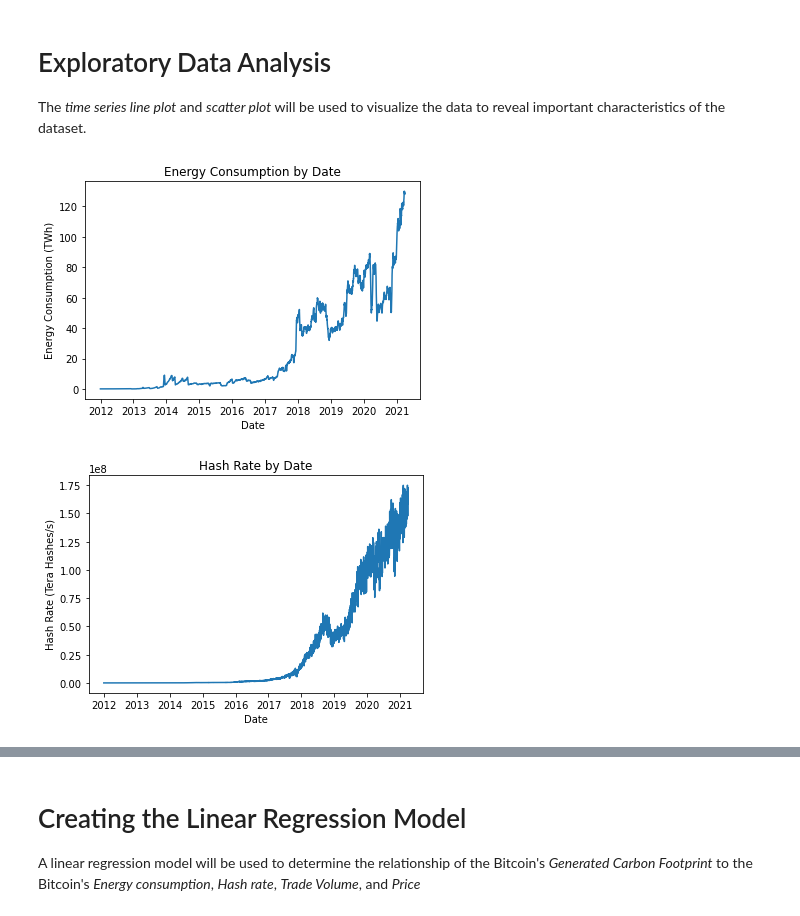
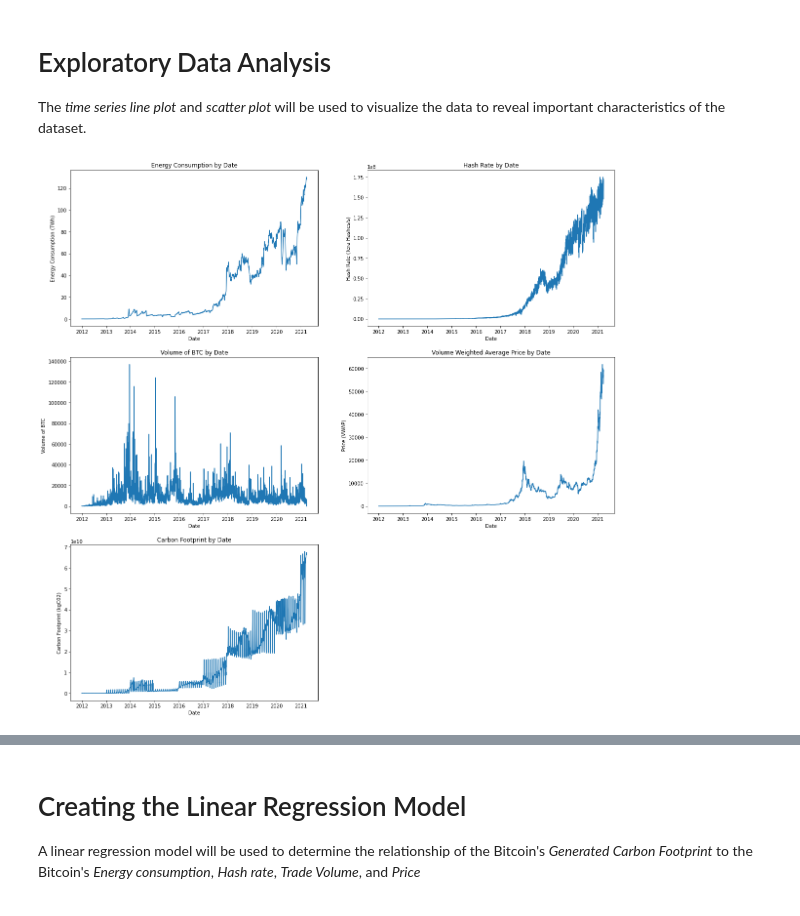
Before and after one commit to nicocoloco/cs132proj, a Jupyter notebook: CS-132-Final-Project.ipynb, the cells around one changed output, grey strips where cells are left out. Cells and saved outputs as stored; diff of their text form; code cells hidden in the pictures.

```diff
--- a/CS-132-Final-Project.ipynb
+++ b/CS-132-Final-Project.ipynb
@@ -411,20 +415,39 @@ memory usage: 184.6 KB
 # Exploratory Data Analysis
 The <i>time series line plot</i> and <i>scatter plot</i> will be used to visualize the data to reveal important characteristics of the dataset.
 # %%
+figure, axis = plt.subplots(nrows=3, ncols=2, figsize=(20, 20))
+
 # Plotting the time series of Energy Consumption
-plt.plot(df["Date"], df["Energy Consumption (TWh)"])
-plt.title("Energy Consumption by Date")
-plt.xlabel("Date")
-plt.ylabel("Energy Consumption (TWh)")
+axis[0, 0].plot(df["Date"], df["Energy Consumption (TWh)"])
+axis[0, 0].set_title("Energy Consumption by Date")
+axis[0, 0].set_xlabel("Date")
+axis[0, 0].set_ylabel("Energy Consumption (TWh)")
+
+# Plotting the time series of Hash Rate
+axis[0, 1].plot(df["Date"], df["Hash Rate (Tera Hashes/s)"])
+axis[0, 1].set_title("Hash Rate by Date")
+axis[0, 1].set_xlabel("Date")
+axis[0, 1].set_ylabel("Hash Rate (Tera Hashes/s)")
+
+# Plotting the time series of Volume (BTC)
+axis[1, 0].plot(df["Date"], df["Volume (BTC)"])
+axis[1, 0].set_title("Volume of BTC by Date")
+axis[1, 0].set_xlabel("Date")
+axis[1, 0].set_ylabel("Volume of BTC")
+
+# Plotting the time series of Price (VWAP)
+axis[1, 1].plot(df["Date"], df["Price (VWAP)"])
+axis[1, 1].set_title("Volume Weighted Average Price by Date")
+axis[1, 1].set_xlabel("Date")
+axis[1, 1].set_ylabel("Price (VWAP)")
+
+# Plotting the time series of Carbon Footprint (kgC02)
+axis[2, 0].plot(df["Date"], df["Carbon Footprint (kgC02)"])
+axis[2, 0].set_title("Carbon Footprint by Date")
+axis[2, 0].set_xlabel("Date")
+axis[2, 0].set_ylabel("Carbon Footprint (kgC02)")
+
+axis[2,1].remove()
 plt.show()
 # %% [output]
-[figure, old version]
+[figure, new version]
-# %%
-# Plotting the time series of Hash Rate
-plt.plot(df["Date"], df["Hash Rate (Tera Hashes/s)"])
-plt.title("Hash Rate by Date")
-plt.xlabel("Date")
-plt.ylabel("Hash Rate (Tera Hashes/s)")
-plt.show()
-# %% [output]
-[figure, removed]
```
Also changed, not shown: parts of 13 cells of this notebook.
